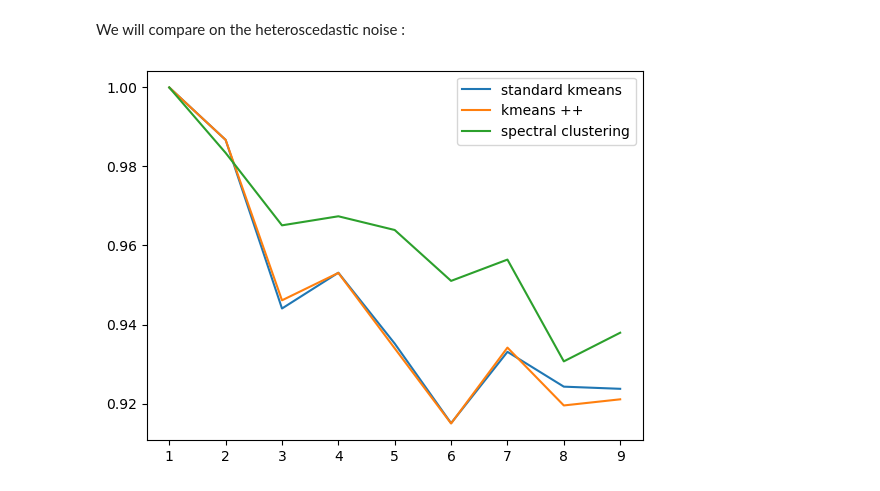
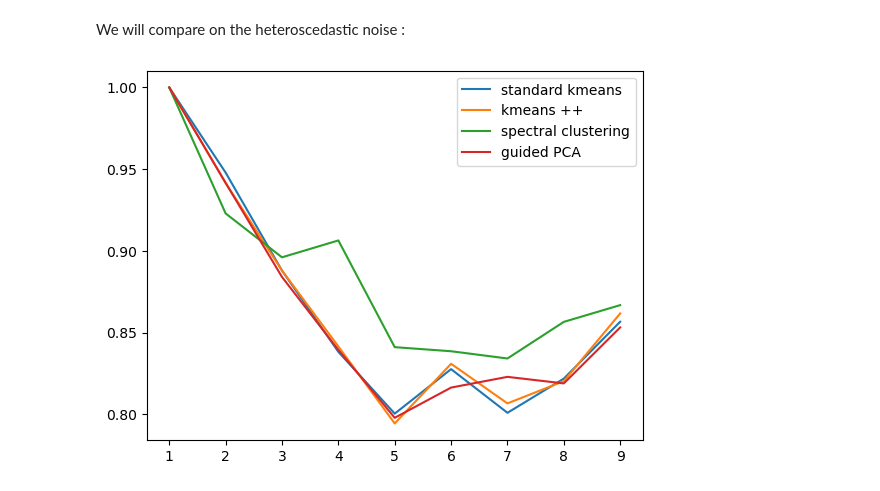
Before and after one commit to alexmaxad/Project-advanced-ML, a Jupyter notebook: Test noisy data.ipynb, the cells around one changed output. Drawn from its saved outputs; the diff is of its cells as text; code cells hidden in the pictures.

```diff
--- a/Test noisy data.ipynb
+++ b/Test noisy data.ipynb
@@ -146,7 +183,7 @@ loss_kmeans_spectral = []
 accuracy_kmeans_spectral = []
 
 # spectral clustering
-labels = final_spectral_clustering_sym(X, gaussian_similarity_function, k_nearest_neighboors= 8, number_of_clusters= n_clusters, weighted=False, eigensolver= compute_matrix_U_ARPACK)
+labels = final_spectral_clustering_sym(X, euclidian_similarity_function, k_nearest_neighboors= 5, number_of_clusters= n_clusters, weighted=True, eigensolver= compute_matrix_U_ARPACK)
 loss = loss_inertia(labels, X)
 y_spectral_original = labels
 
@@ -156,7 +193,7 @@ loss_kmeans_spectral.append(loss)
 accuracy_kmeans_spectral.append(rand_score(y, y_spectral_original))
 
 # spectral clustering on homoscedastic noised data
-labels = final_spectral_clustering_sym(X_noisy_homoscedastic, gaussian_similarity_function, k_nearest_neighboors= 8, number_of_clusters= n_clusters, weighted=False, eigensolver= compute_matrix_U_ARPACK)
+labels = final_spectral_clustering_sym(X_noisy_homoscedastic, euclidian_similarity_function, k_nearest_neighboors= 5, number_of_clusters= n_clusters, weighted=True, eigensolver= compute_matrix_U_ARPACK)
 loss = loss_inertia(labels, X_noisy_homoscedastic)
 y_spectral_homoscedastic = labels
 
@@ -166,7 +203,7 @@ loss_kmeans_spectral.append(loss)
 accuracy_kmeans_spectral.append(rand_score(y, y_spectral_homoscedastic))
 
 # spectral clustering on heteroscedatic noised data
-labels = final_spectral_clustering_sym(X_noisy_heteroscedastic, gaussian_similarity_function, k_nearest_neighboors= 8, number_of_clusters= n_clusters, weighted=False, eigensolver= compute_matrix_U_ARPACK)
+labels = final_spectral_clustering_sym(X_noisy_heteroscedastic, euclidian_similarity_function, k_nearest_neighboors= 5, number_of_clusters= n_clusters, weighted=True, eigensolver= compute_matrix_U_ARPACK)
 loss = loss_inertia(labels, X_noisy_heteroscedastic)
 y_spectral_heteroscedastic = labels
 
@@ -324,13 +362,14 @@ plt.show()
 # %% [markdown]
 We will compare on the heteroscedastic noise :
 # %%
-n_samples = 600
-n_features = 30
+n_samples = 300
+n_features = 15
 noise_level = 2
 
 accuracy_kmeans = []
 accuracy_kmeans_pp = []
 accuracy_spectral = []
+accuracy_kmeans_pca = []
 
 for cluster_number in range(1, 10) :
 
@@ -361,12 +400,19 @@ for cluster_number in range(1, 10) :
     kmeans_pp_heteroscedastic.fit(X_noisy_heteroscedastic)
     y_pp_heteroscedastic = kmeans_pp_heteroscedastic.predict(X_noisy_heteroscedastic)
     accuracy_kmeans_pp.append(rand_score(y, y_pp_heteroscedastic))
+
+    # K-means++ on heteroscedatic noised data
+    kmeans_pca_heteroscedastic = generalized_Kmeans(k=n_clusters, init='guided_PCA', random_seed=42)
+    kmeans_pca_heteroscedastic.fit(X_noisy_heteroscedastic)
+    y_pca_heteroscedastic = kmeans_pca_heteroscedastic.predict(X_noisy_heteroscedastic)
+    accuracy_kmeans_pca.append(rand_score(y, y_pca_heteroscedastic))
 # %%
 plt.plot(list(range(1, 10)), accuracy_kmeans, label = 'standard kmeans')
 plt.plot(list(range(1, 10)), accuracy_kmeans_pp, label = 'kmeans ++')
 plt.plot(list(range(1, 10)), accuracy_spectral, label = 'spectral clustering')
+plt.plot(list(range(1, 10)), accuracy_kmeans_pca, label = 'guided PCA')
 
 plt.legend()
 plt.show()
 # %% [output]
-[figure, old version]
+[figure, new version]
```
Also changed, not shown: parts of 9 cells of this notebook.
